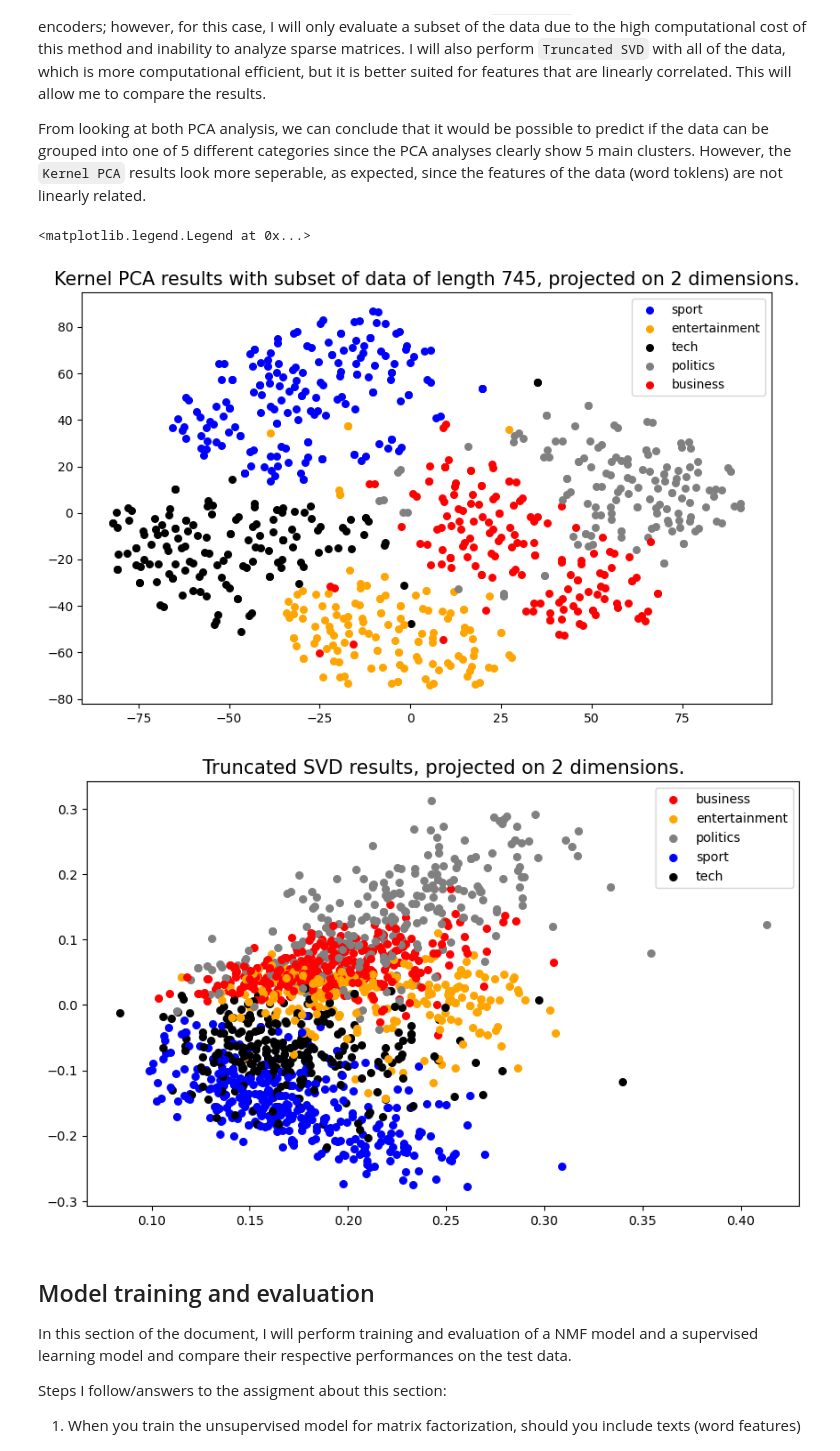
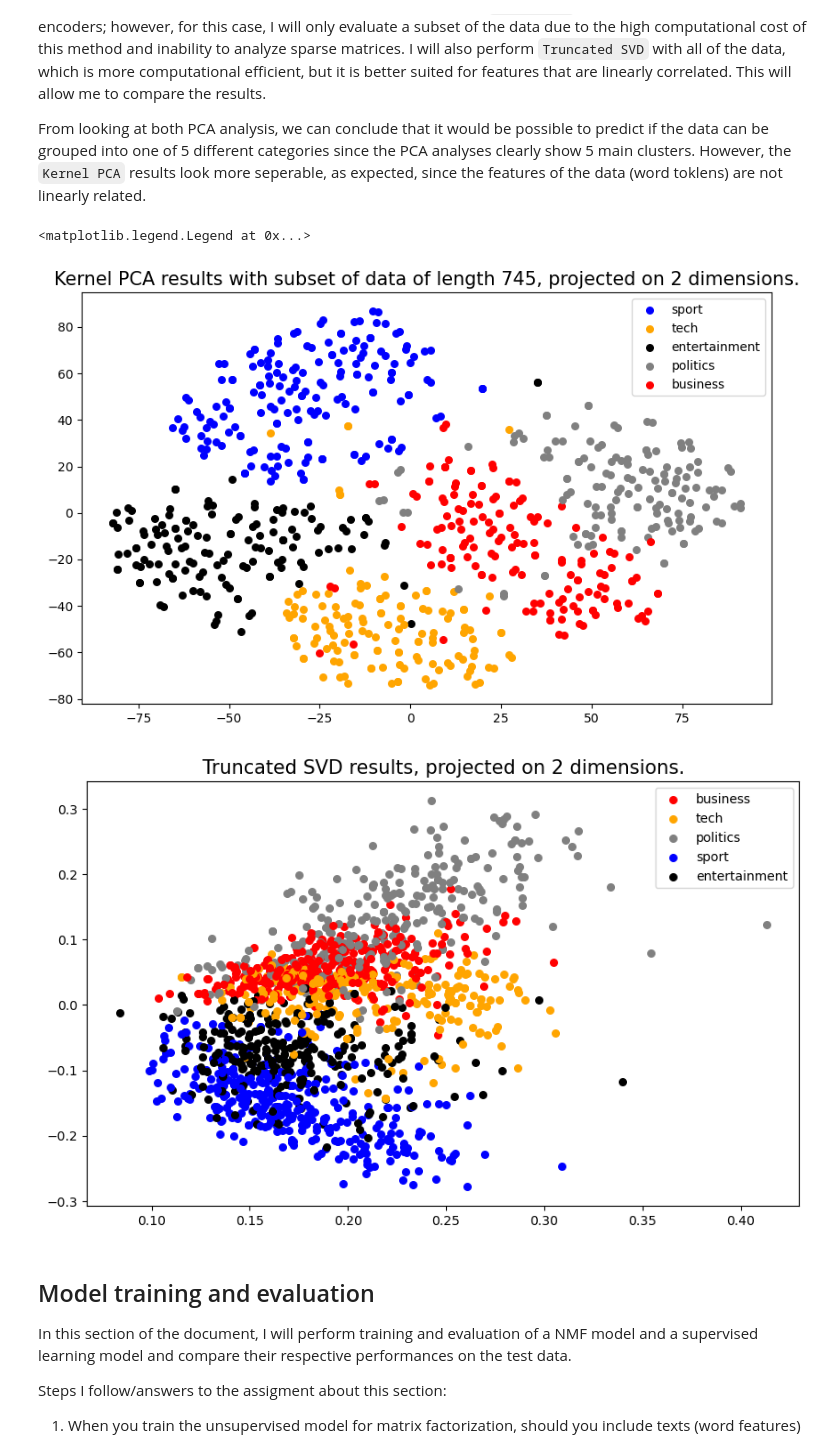
Before and after one commit to Adalberto-Machin/Kaggle_BBC_news_competition, a Jupyter notebook: report.ipynb, the cells around one changed output. Drawn from its saved outputs; the diff is of its cells as text; code cells hidden in the pictures.

```diff
--- a/report.ipynb
+++ b/report.ipynb
@@ -230,7 +232,7 @@ for idx, sample  in enumerate(summary.iloc[sample_index_PCA,:]['category_id']):
     # get the points to plot in the iteration
     points = kernel_PCA_model[idx]
     # get the labels of the points
-    label = article_model.category_to_id[sample]
+    label = article_model.id_to_cat[sample]
     # if label has not been seen, add it; otherwise plot the point but skip the label
     if label not in label_set:
         plt.scatter(points[0], points[1], s=30, c=colors[sample], label=label)
@@ -248,36 +250,36 @@ from sklearn.decomposition import TruncatedSVD
 
 # create the PCA model and do dimensionality reduction on the original raw data return from the vectorization of the class
 truncated_PCA_model = TruncatedSVD(n_components=2, random_state=42).fit_transform(article_model.word_tokens_sparse.toarray())
 
 # Plot the embedded feature space
 #create set for storing labels so that they do not get repeated
 label_set = set()
 
 # create figure and colors for the legend
 colors = ['red', 'orange', 'gray', 'blue', 'black']
 plt.figure(figsize=(10, 6))
 
 #loop to create the scatter plot
 for idx, sample  in enumerate(summary['category_id']):
     # get the points to plot in the iteration
     points = truncated_PCA_model[idx]
     # get the labels of the points
-    label = article_model.category_to_id[sample]
+    label = article_model.id_to_cat[sample]
     # if label has not been seen, add it; otherwise plot the point but skip the label
     if label not in label_set:
         plt.scatter(points[0], points[1], s=30, c=colors[sample], label=label)
         label_set.add(label)
     else:
         plt.scatter(points[0], points[1], s=30, c=colors[sample])
 
 # Add title and legends to the plot
 plt.title(f"Truncated SVD results, projected on 2 dimensions.",
           fontdict=dict(fontsize=15))
 plt.legend()
 # %% [output]
 <matplotlib.legend.Legend at 0x...>
-[figure, old version]
+[figure, new version]
-[figure, old version]
+[figure, new version]
 # %% [markdown]
 ## Model training and evaluation
 
```
Also changed, not shown: parts of 8 cells of this notebook, 1 other file.
